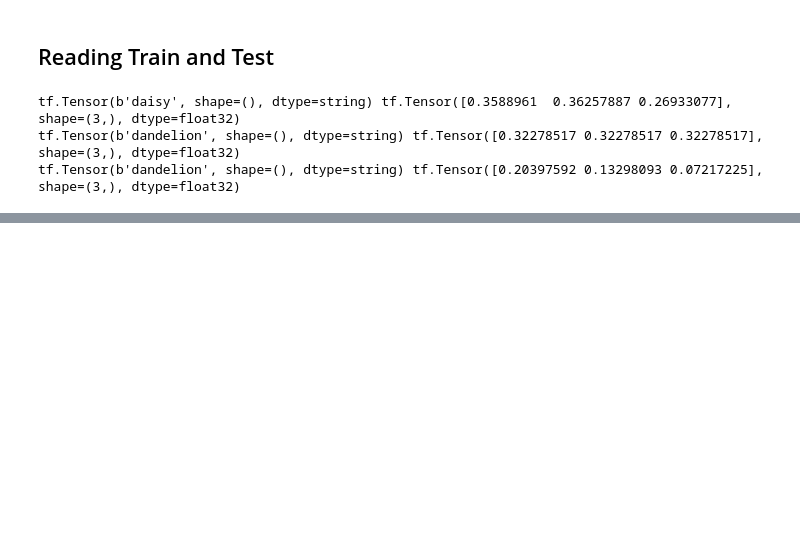
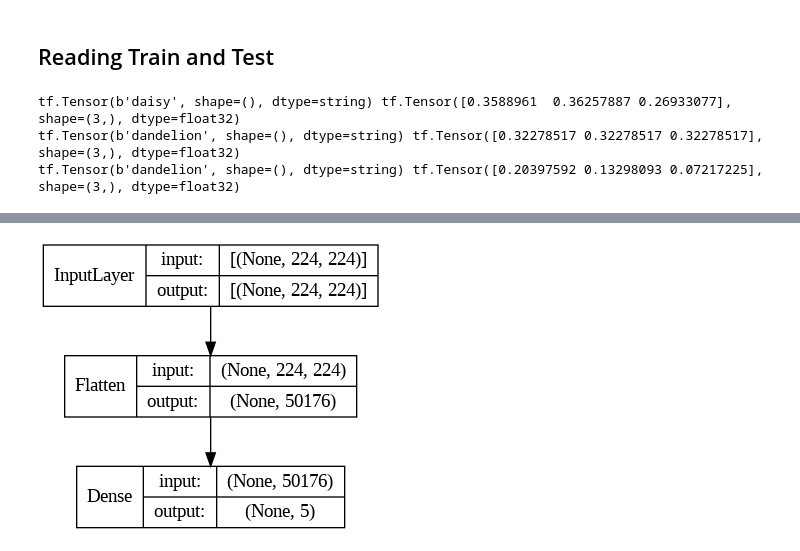
Before and after one commit to Ramseths/computervision_lm, a Jupyter notebook: linear_model.ipynb, the cells around one changed output, grey strips where cells are left out. Drawn from its saved outputs; the diff is of its cells as text; code cells hidden in the pictures; blank space fills up the shorter version.

Commit message:
add model, model compile and model summary

```diff
--- a/linear_model.ipynb
+++ b/linear_model.ipynb
@@ -154,0 +164,12 @@ tf.Tensor(b'dandelion', shape=(), dtype=string) tf.Tensor([0.20397592 0.13298093
+# %%
+model = tf.keras.models.Sequential([
+    tf.keras.layers.Flatten(input_shape=(IMG_HEIGHT, IMG_WIDTH)),
+    tf.keras.layers.Dense(5) #Num Classes
+])
+# %%
+# Compile model
+model.compile(
+    optimizer='adam',
+    loss=tf.keras.losses.SparseCategoricalCrossentropy(from_logits=True),
+    metrics=['accuracy']
+)
@@ -154,0 +193,4 @@ tf.Tensor(b'dandelion', shape=(), dtype=string) tf.Tensor([0.20397592 0.13298093
+# %%
+tf.keras.utils.plot_model(model, show_shapes=True, show_layer_names=False)
+# %% [output]
+[figure, added]
```
Also changed, not shown: parts of 6 cells of this notebook.
